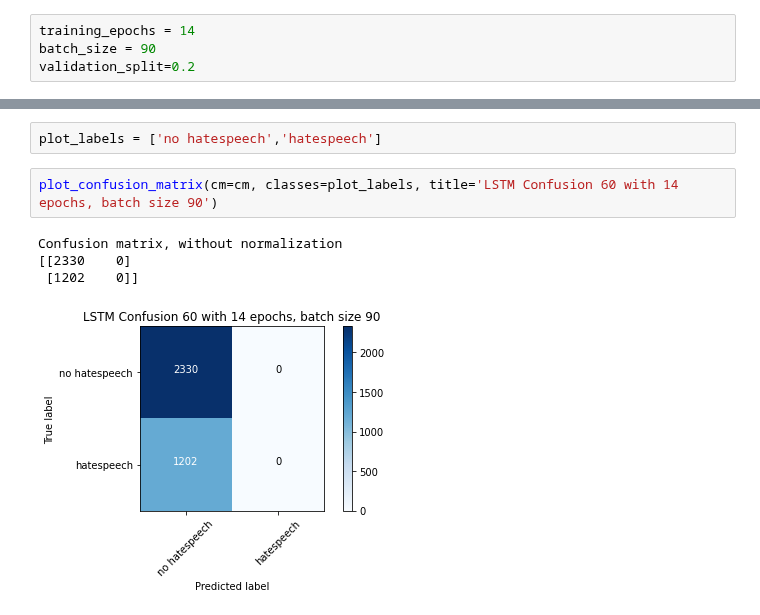
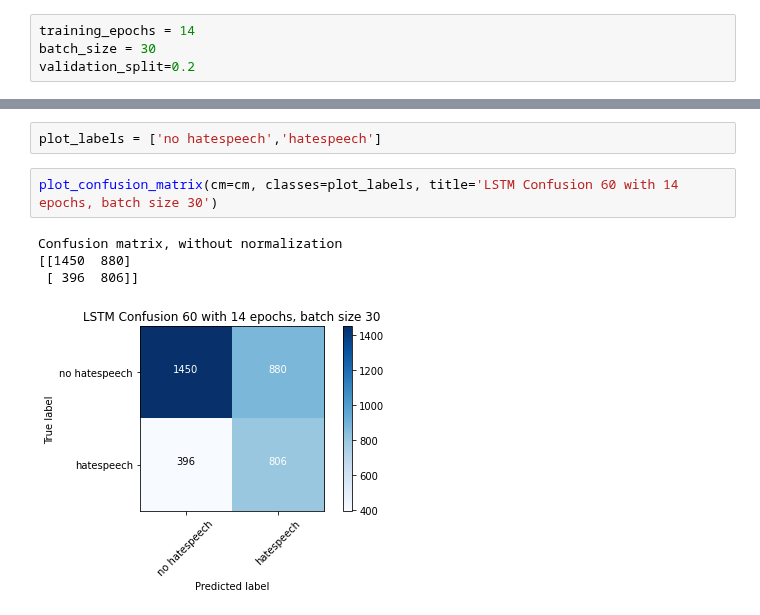
Before and after one commit to BiancaStadl/ProjektarbeitML, a Jupyter notebook: LSTM.ipynb, the cells around one changed output, grey strips where cells are left out. Cells and saved outputs as stored; diff of their text form.

Commit message:
LSTM 60 with 14 epochs, batch size 30

```diff
--- a/LSTM.ipynb
+++ b/LSTM.ipynb
@@ -434,7 +434,7 @@ logs_base_dir = "./logs"
 callbackForTB = tf.keras.callbacks.TensorBoard(logs_base_dir)
 # %%
 training_epochs = 14
-batch_size = 90
+batch_size = 30
 validation_split=0.2
 # %% [markdown]
 Early Stopping as defined in keras tensorflow documentation https://www.tensorflow.org/guide/keras/train_and_evaluate
@@ -547,9 +547,9 @@ cm = confusion_matrix(y_true=nptesting_labels, y_pred=prediction_rounded80AE)
 # %%
 plot_labels = ['no hatespeech','hatespeech']
 # %%
-plot_confusion_matrix(cm=cm, classes=plot_labels, title='LSTM Confusion 60 with 14 epochs, batch size 90')
+plot_confusion_matrix(cm=cm, classes=plot_labels, title='LSTM Confusion 60 with 14 epochs, batch size 30')
 # %% [output]
 Confusion matrix, without normalization
-[[2330    0]
- [1202    0]]
+[[1450  880]
+ [ 396  806]]
-[figure, old version]
+[figure, new version]
```
Also changed, not shown: parts of 2 cells of this notebook.
